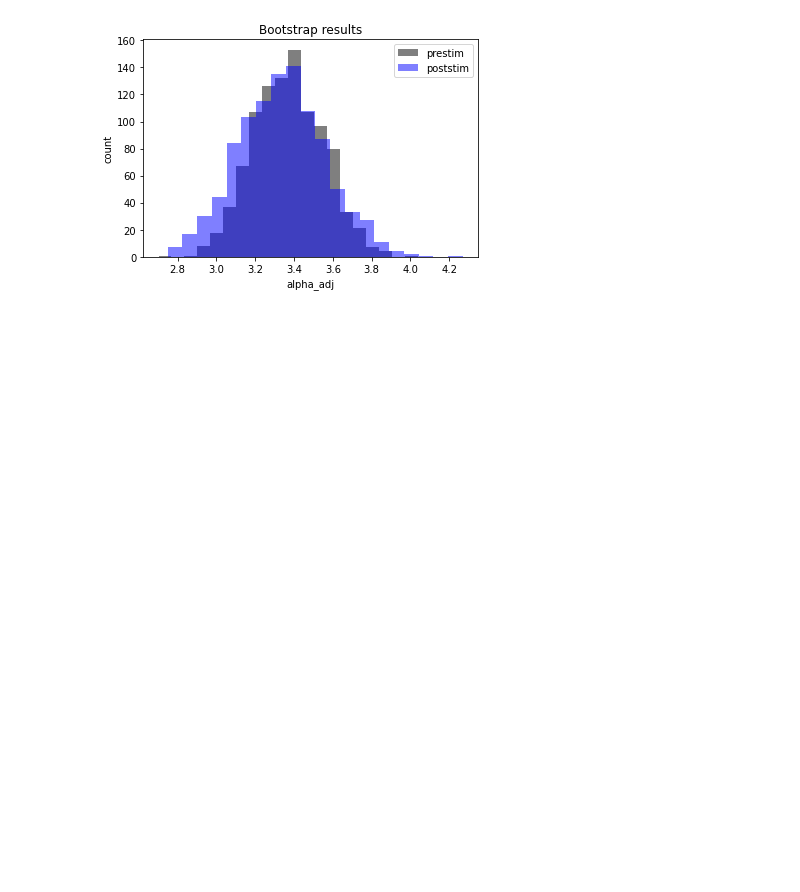
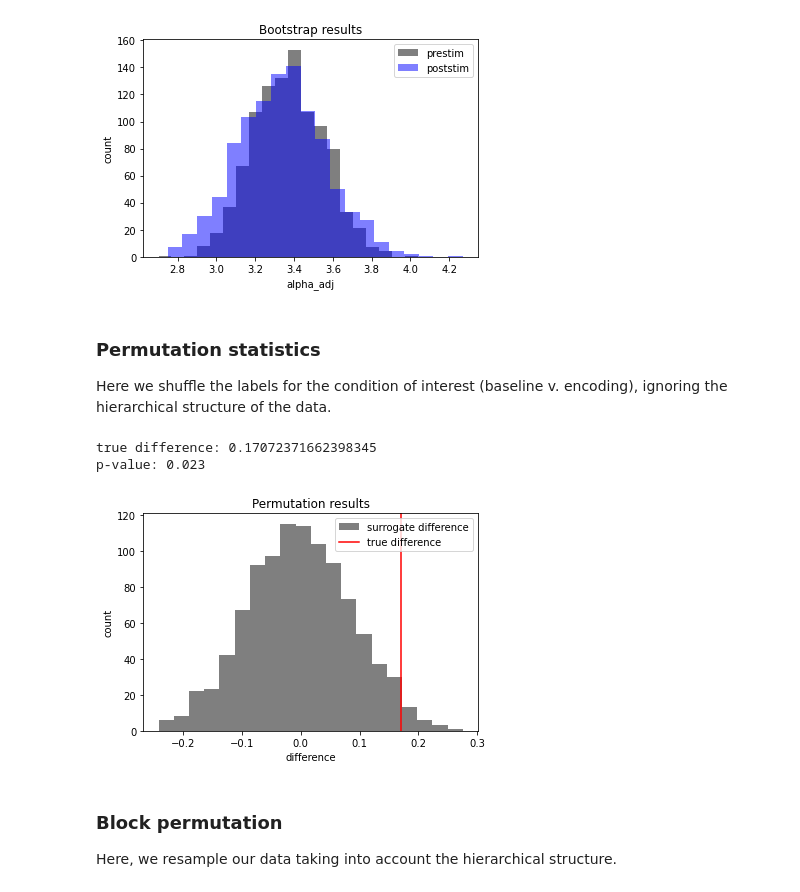
Before and after one commit to voytekresearch/oscillation_vs_exponent, a Jupyter notebook: notebooks/hierarchical_bootstrap.ipynb, the cells around one changed output. Cells and saved outputs as stored; diff of their text form; code cells hidden in the pictures; blank space fills up the shorter version.

```diff
--- a/notebooks/hierarchical_bootstrap.ipynb
+++ b/notebooks/hierarchical_bootstrap.ipynb
@@ -312,3 +344,52 @@ p-value: 0.377
 Variable: alpha_adj
 p-value: 0.449
 [figure]
+# %% [markdown]
+### Permutation statistics
+Here we shuffle the labels for the condition of interest (baseline v. encoding), ignoring the hierarchical structure of the data.
+# %%
+def run_permutation_test(df, variable, condition, n_iterations=1000, verbose=True, plot=True):
+
+    # get distribution of surrogate differences between groups
+    distribution = np.zeros(n_iterations)
+    for i_iter in range(n_iterations):
+        # resample condition
+        df_copy = df.copy()
+        df_copy[f"{condition}_resampled"] = np.random.permutation(df[condition].values)
+
+        # compute difference between surrogate groups
+        distribution[i_iter] = np.diff(df_copy.groupby(f"{condition}_resampled").mean()['exponent'].values)
+
+    # compute true difference
+    diff = np.diff(df.groupby(condition).mean()['exponent'].values)[0]
+
+    # compute p-value
+    p_value = min(np.sum(distribution > diff), np.sum(distribution < diff)) / len(distribution)
+
+    # print results
+    if verbose:
+        print(f"true difference: {diff}")
+        print(f"p-value: {p_value}")
+
+    # plot results
+    if plot:
+        fig, ax = plt.subplots(figsize=(6,4))
+        ax.hist(distribution, bins=20, color='k', alpha=0.5, label='surrogate difference')
+        ax.axvline(diff, color='r', label='true difference')
+        ax.set_xlabel(f'difference')
+        ax.set_ylabel('count')
+        ax.set_title('Permutation results')
+        ax.legend()
+        plt.show()
+
+    return p_value, diff, distribution
+# %%
+# run permutation test
+p_value, diff, distribution = run_permutation_test(df, variable='exponent', condition='epoch', n_iterations=1000)
+# %% [output]
+true difference: 0.17072371662398345
+p-value: 0.023
+[figure, added]
+# %% [markdown]
+### Block permutation
+Here, we resample our data taking into account the hierarchical structure.
```
Also changed, not shown: parts of 2 cells of this notebook.
